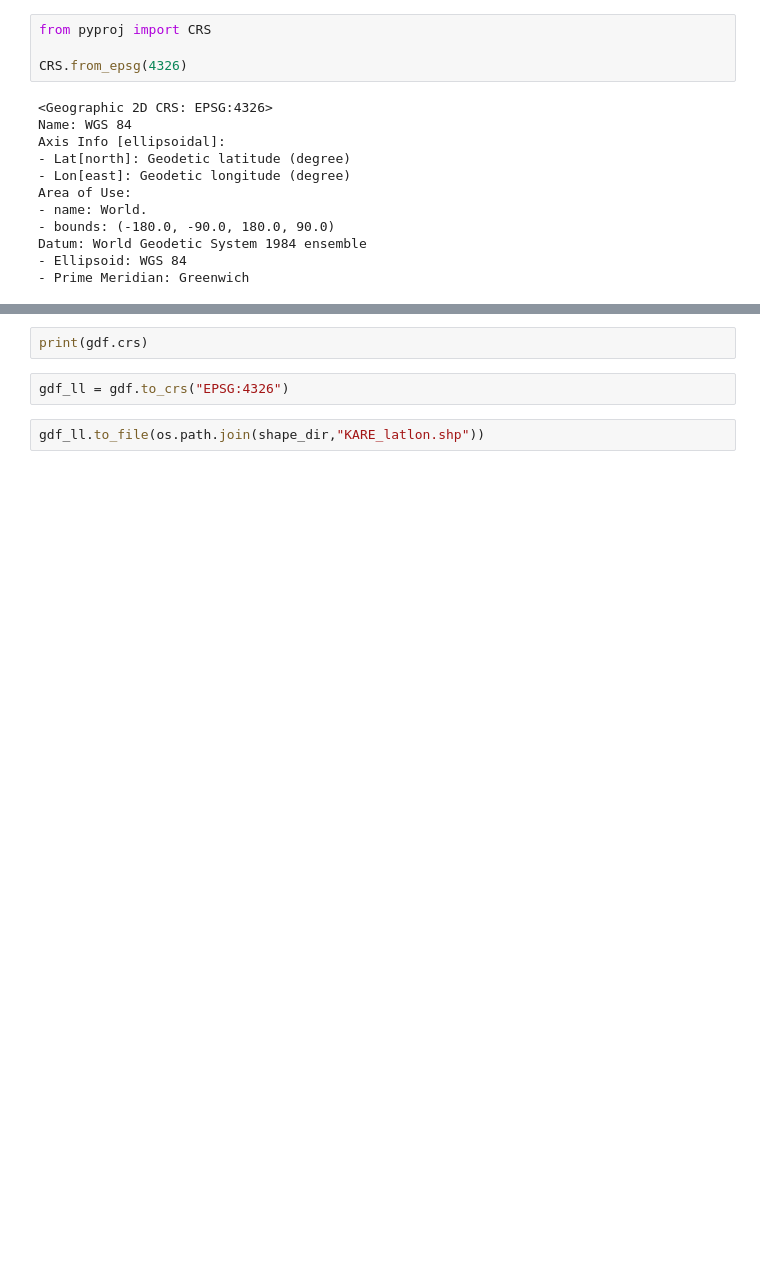
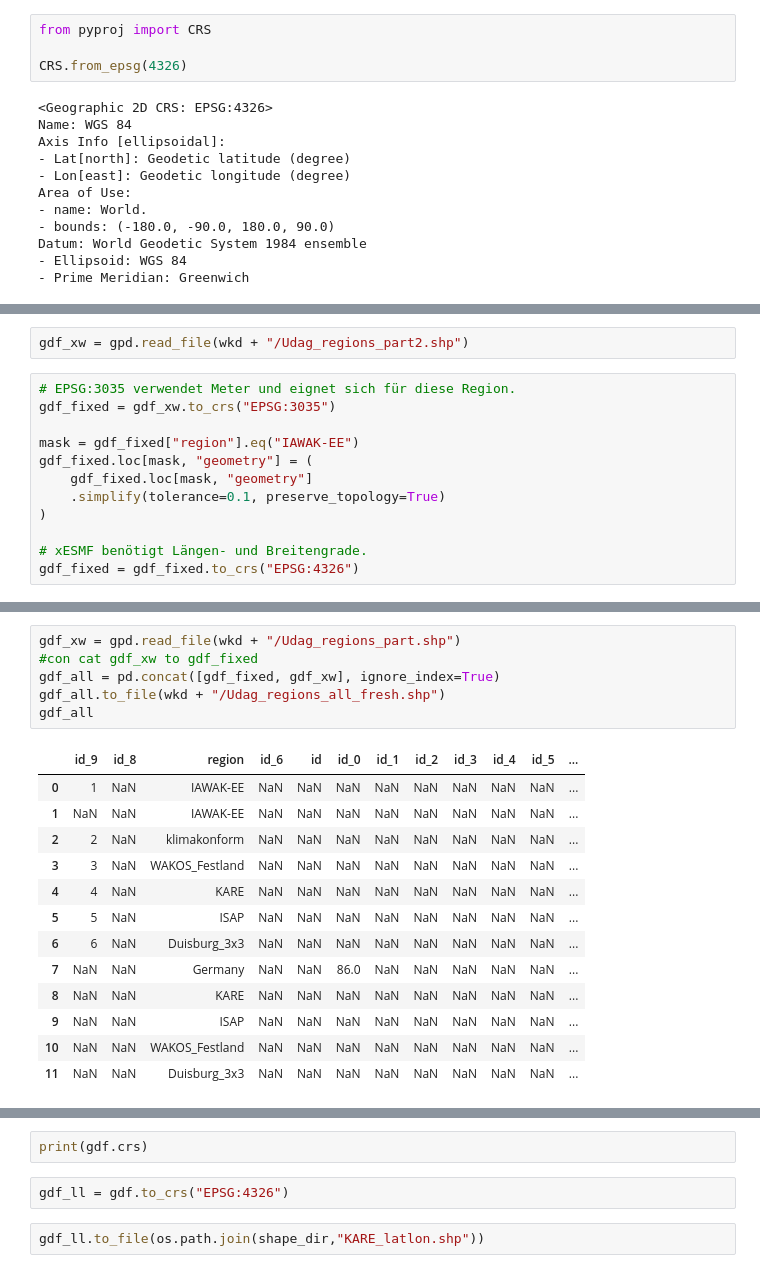
Before and after one commit to KatharinaBuelow/udag, a Jupyter notebook: read_shapefile.ipynb, the cells around one changed output, grey strips where cells are left out. Saved outputs shown, nothing was run; the diff lists cells and outputs as text; blank space fills up the shorter version.

```diff
--- a/read_shapefile.ipynb
+++ b/read_shapefile.ipynb
@@ -38,0 +222,14 @@ wkd
+# %%
+gdf_xw = gpd.read_file(wkd + "/Udag_regions_part2.shp")
+# %%
+# EPSG:3035 verwendet Meter und eignet sich für diese Region.
+gdf_fixed = gdf_xw.to_crs("EPSG:3035")
+
+mask = gdf_fixed["region"].eq("IAWAK-EE")
+gdf_fixed.loc[mask, "geometry"] = (
+    gdf_fixed.loc[mask, "geometry"]
+    .simplify(tolerance=0.1, preserve_topology=True)
+)
+
+# xESMF benötigt Längen- und Breitengrade.
+gdf_fixed = gdf_fixed.to_crs("EPSG:4326")
@@ -38,0 +270,20 @@ wkd
+# %%
+gdf_xw = gpd.read_file(wkd + "/Udag_regions_part.shp")
+#con cat gdf_xw to gdf_fixed
+gdf_all = pd.concat([gdf_fixed, gdf_xw], ignore_index=True)
+gdf_all.to_file(wkd + "/Udag_regions_all_fresh.shp")
+gdf_all
+# %% [output]
+|  | id_9 | id_8 | region | id_6 | id | id_0 | id_1 | id_2 | id_3 | id_4 | id_5 | ... |
+| 0 | 1 | NaN | IAWAK-EE | NaN | NaN | NaN | NaN | NaN | NaN | NaN | NaN | ... |
+| 1 | NaN | NaN | IAWAK-EE | NaN | NaN | NaN | NaN | NaN | NaN | NaN | NaN | ... |
+| 2 | 2 | NaN | klimakonform | NaN | NaN | NaN | NaN | NaN | NaN | NaN | NaN | ... |
+| 3 | 3 | NaN | WAKOS_Festland | NaN | NaN | NaN | NaN | NaN | NaN | NaN | NaN | ... |
+| 4 | 4 | NaN | KARE | NaN | NaN | NaN | NaN | NaN | NaN | NaN | NaN | ... |
+| 5 | 5 | NaN | ISAP | NaN | NaN | NaN | NaN | NaN | NaN | NaN | NaN | ... |
+| 6 | 6 | NaN | Duisburg_3x3 | NaN | NaN | NaN | NaN | NaN | NaN | NaN | NaN | ... |
+| 7 | NaN | NaN | Germany | NaN | NaN | 86.0 | NaN | NaN | NaN | NaN | NaN | ... |
+| 8 | NaN | NaN | KARE | NaN | NaN | NaN | NaN | NaN | NaN | NaN | NaN | ... |
+| 9 | NaN | NaN | ISAP | NaN | NaN | NaN | NaN | NaN | NaN | NaN | NaN | ... |
+| 10 | NaN | NaN | WAKOS_Festland | NaN | NaN | NaN | NaN | NaN | NaN | NaN | NaN | ... |
+| 11 | NaN | NaN | Duisburg_3x3 | NaN | NaN | NaN | NaN | NaN | NaN | NaN | NaN | ... |
```
Also changed, not shown: parts of 42 cells of this notebook.
